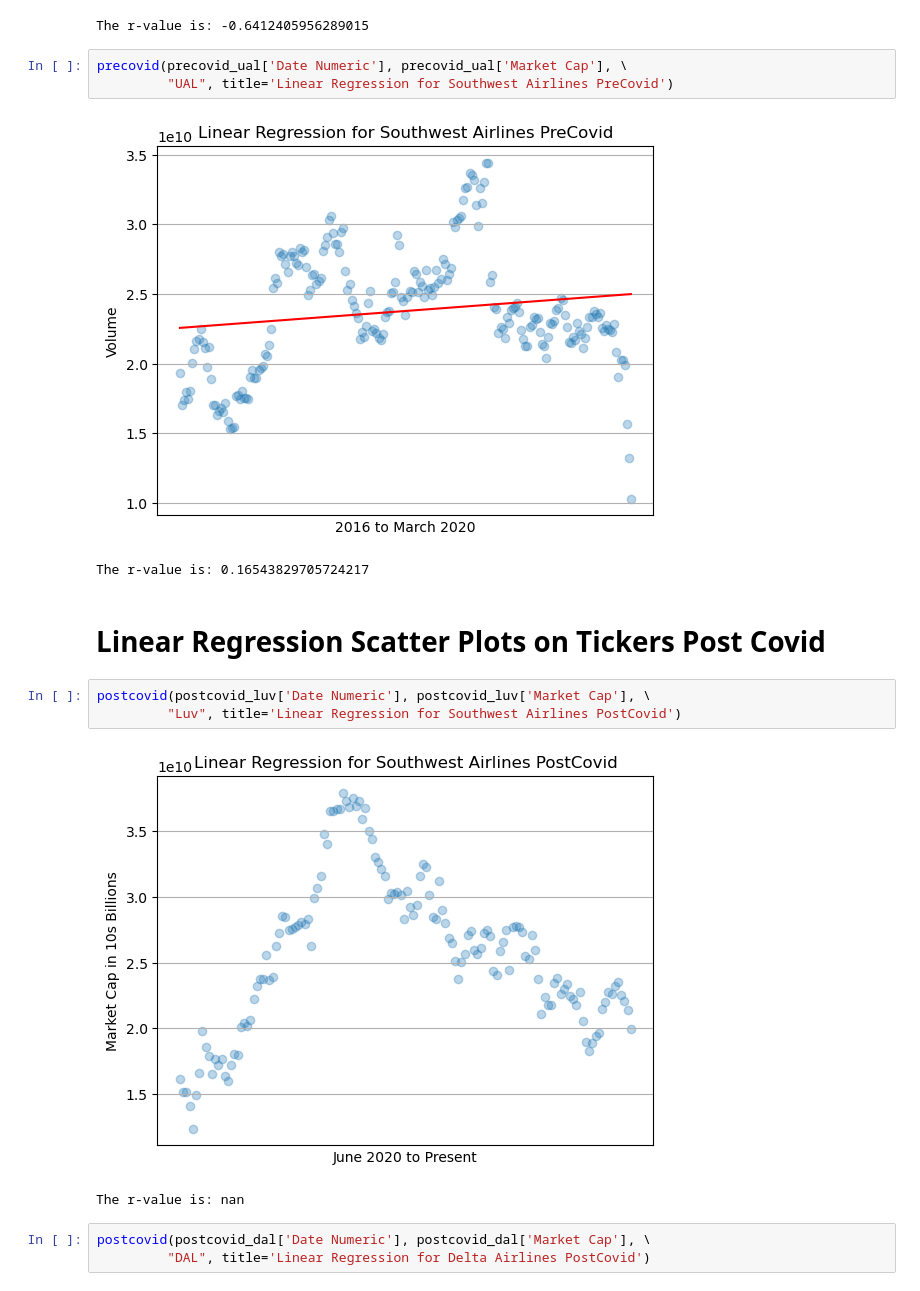
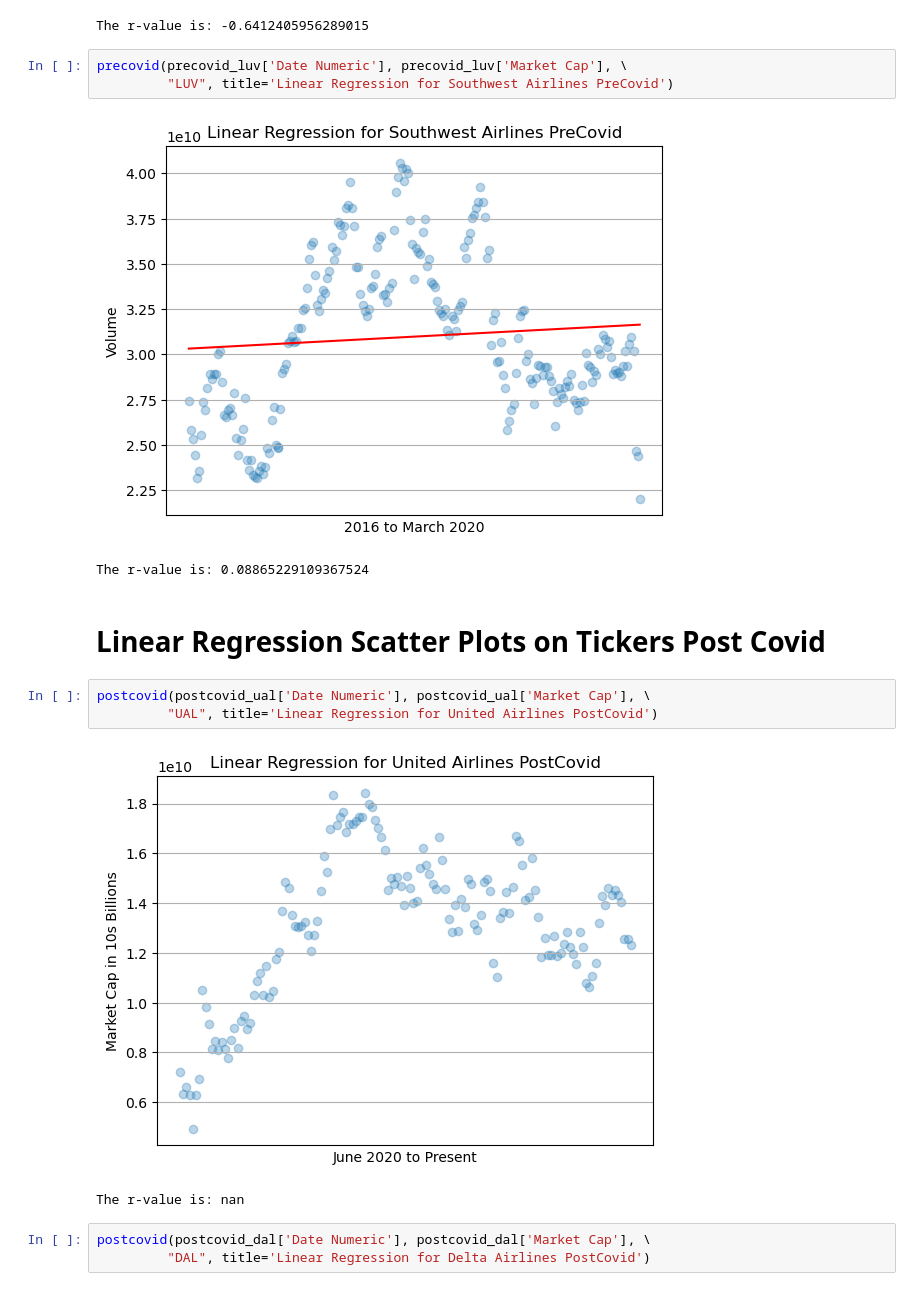
Before and after one commit to pathfindereleven/StockMkt_Analysis, a Jupyter notebook: Final Project #1.ipynb, the cells around one changed output. Drawn from its saved outputs; the diff is of its cells as text.

```diff
--- a/Final Project #1.ipynb
+++ b/Final Project #1.ipynb
@@ -216,18 +216,18 @@ precovid(precovid_aal['Date Numeric'], precovid_aal['Market Cap'], \
 [figure]
 The r-value is: -0.6412405956289015
 # %%
-precovid(precovid_ual['Date Numeric'], precovid_ual['Market Cap'], \
-         "UAL", title='Linear Regression for Southwest Airlines PreCovid')
+precovid(precovid_luv['Date Numeric'], precovid_luv['Market Cap'], \
+         "LUV", title='Linear Regression for Southwest Airlines PreCovid')
 # %% [output]
-[figure, old version]
+[figure, new version]
-The r-value is: 0.16543829705724217
+The r-value is: 0.08865229109367524
 # %% [markdown]
 # Linear Regression Scatter Plots on Tickers Post Covid
 # %%
-postcovid(postcovid_luv['Date Numeric'], postcovid_luv['Market Cap'], \
-         "Luv", title='Linear Regression for Southwest Airlines PostCovid')
+postcovid(postcovid_ual['Date Numeric'], postcovid_ual['Market Cap'], \
+         "UAL", title='Linear Regression for United Airlines PostCovid')
 # %% [output]
-[figure, old version]
+[figure, new version]
 The r-value is: nan
 # %%
 postcovid(postcovid_dal['Date Numeric'], postcovid_dal['Market Cap'], \
```
Also changed, not shown: parts of 7 cells of this notebook, 9 other files.
